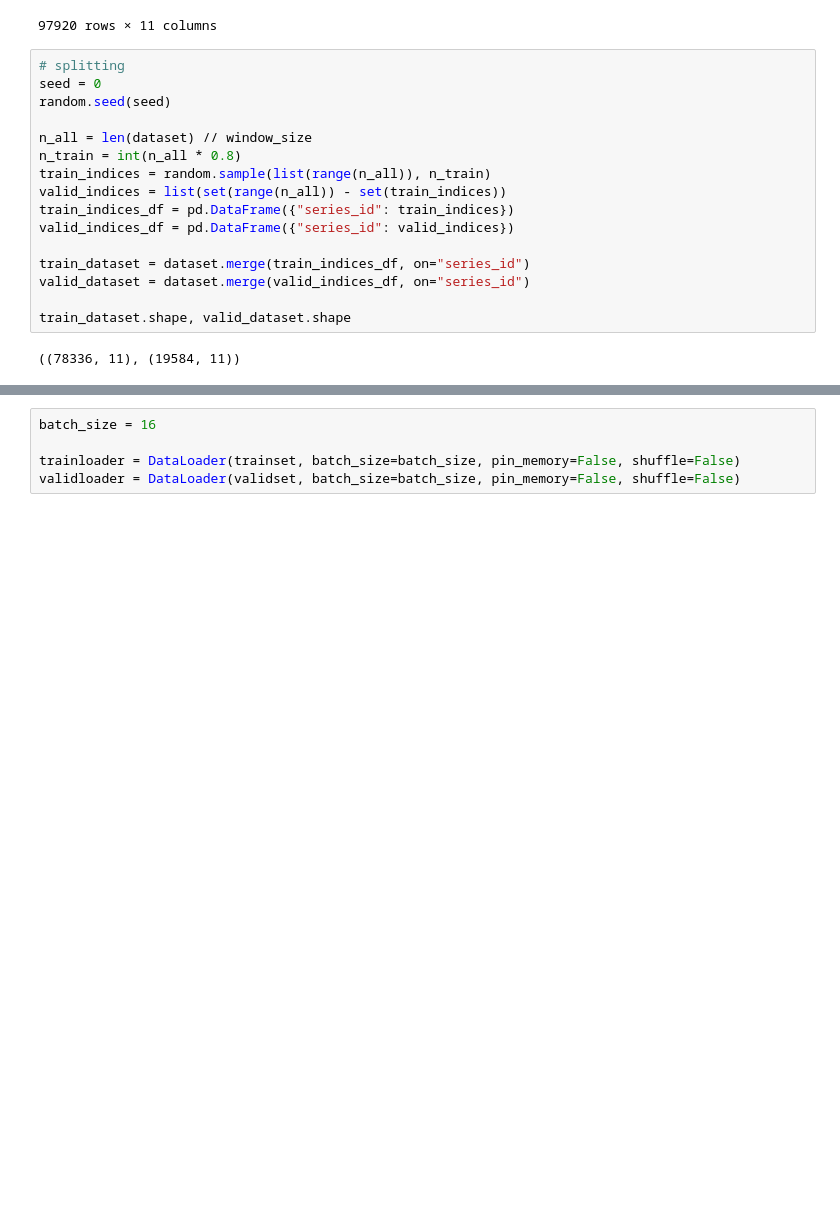
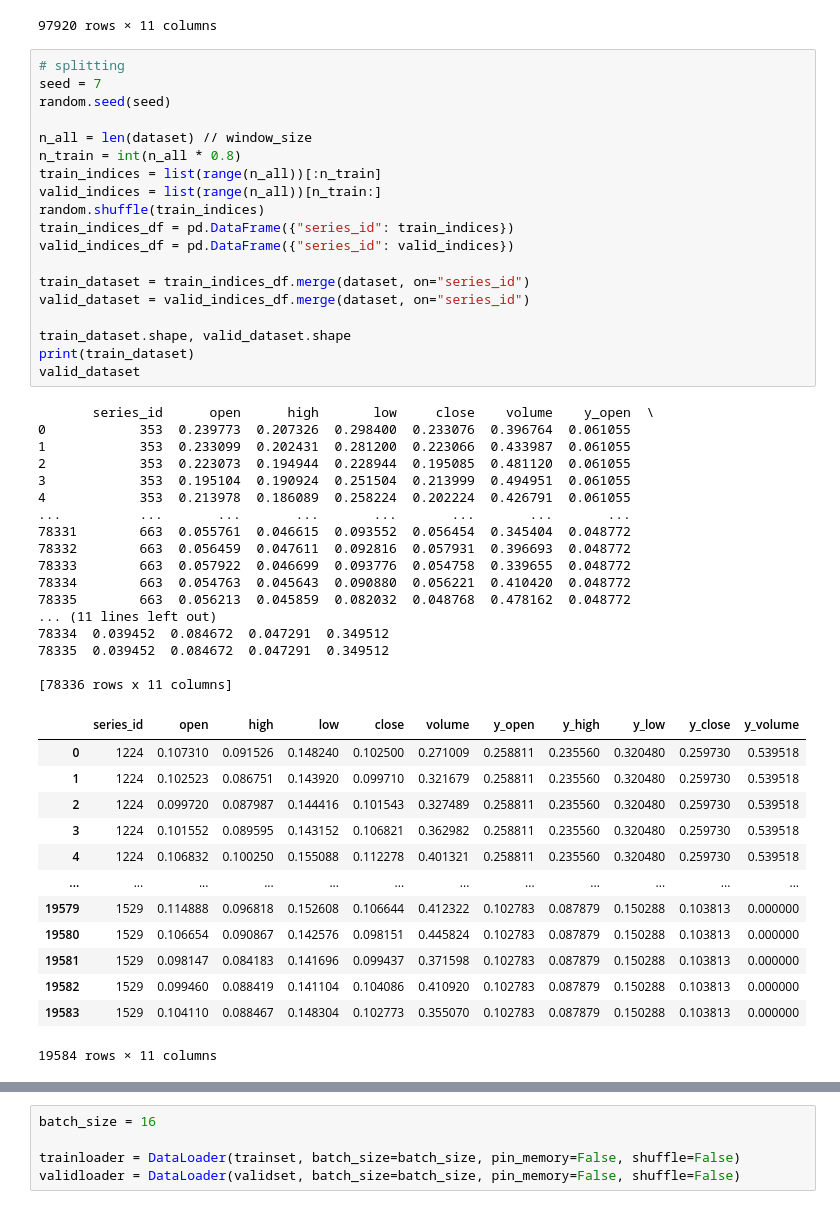
Before and after one commit to bnbsking/Side-Project--Finance, a Jupyter notebook: prototype/exp1/main.ipynb, the cells around one changed output, grey strips where cells are left out. Saved outputs shown, nothing was run; the diff lists cells and outputs as text; blank space fills up the shorter version.

```diff
--- a/prototype/exp1/main.ipynb
+++ b/prototype/exp1/main.ipynb
@@ -192,20 +189,52 @@ dataset
 97920 rows × 11 columns
 # %%
 # splitting
-seed = 0
+seed = 7
 random.seed(seed)
 
 n_all = len(dataset) // window_size
 n_train = int(n_all * 0.8)
-train_indices = random.sample(list(range(n_all)), n_train)
-valid_indices = list(set(range(n_all)) - set(train_indices))
+train_indices = list(range(n_all))[:n_train]
+valid_indices = list(range(n_all))[n_train:]
+random.shuffle(train_indices)
 train_indices_df = pd.DataFrame({"series_id": train_indices})
 valid_indices_df = pd.DataFrame({"series_id": valid_indices})
 
-train_dataset = dataset.merge(train_indices_df, on="series_id")
-valid_dataset = dataset.merge(valid_indices_df, on="series_id")
+train_dataset = train_indices_df.merge(dataset, on="series_id")
+valid_dataset = valid_indices_df.merge(dataset, on="series_id")
 
 train_dataset.shape, valid_dataset.shape
+print(train_dataset)
+valid_dataset
 # %% [output]
-((78336, 11), (19584, 11))
+       series_id      open      high       low     close    volume    y_open  \
+0            353  0.239773  0.207326  0.298400  0.233076  0.396764  0.061055
+1            353  0.233099  0.202431  0.281200  0.223066  0.433987  0.061055
+2            353  0.223073  0.194944  0.228944  0.195085  0.481120  0.061055
+3            353  0.195104  0.190924  0.251504  0.213999  0.494951  0.061055
+4            353  0.213978  0.186089  0.258224  0.202224  0.426791  0.061055
+...          ...       ...       ...       ...       ...       ...       ...
+78331        663  0.055761  0.046615  0.093552  0.056454  0.345404  0.048772
+78332        663  0.056459  0.047611  0.092816  0.057931  0.396693  0.048772
+78333        663  0.057922  0.046699  0.093776  0.054758  0.339655  0.048772
+78334        663  0.054763  0.045643  0.090880  0.056221  0.410420  0.048772
+78335        663  0.056213  0.045859  0.082032  0.048768  0.478162  0.048772
+... (11 lines left out)
+78334  0.039452  0.084672  0.047291  0.349512
+78335  0.039452  0.084672  0.047291  0.349512
+
+[78336 rows x 11 columns]
+|  | series_id | open | high | low | close | volume | y_open | y_high | y_low | y_close | y_volume |
+| 0 | 1224 | 0.107310 | 0.091526 | 0.148240 | 0.102500 | 0.271009 | 0.258811 | 0.235560 | 0.320480 | 0.259730 | 0.539518 |
+| 1 | 1224 | 0.102523 | 0.086751 | 0.143920 | 0.099710 | 0.321679 | 0.258811 | 0.235560 | 0.320480 | 0.259730 | 0.539518 |
+| 2 | 1224 | 0.099720 | 0.087987 | 0.144416 | 0.101543 | 0.327489 | 0.258811 | 0.235560 | 0.320480 | 0.259730 | 0.539518 |
+| 3 | 1224 | 0.101552 | 0.089595 | 0.143152 | 0.106821 | 0.362982 | 0.258811 | 0.235560 | 0.320480 | 0.259730 | 0.539518 |
+| 4 | 1224 | 0.106832 | 0.100250 | 0.155088 | 0.112278 | 0.401321 | 0.258811 | 0.235560 | 0.320480 | 0.259730 | 0.539518 |
+| ... | ... | ... | ... | ... | ... | ... | ... | ... | ... | ... | ... |
+| 19579 | 1529 | 0.114888 | 0.096818 | 0.152608 | 0.106644 | 0.412322 | 0.102783 | 0.087879 | 0.150288 | 0.103813 | 0.000000 |
+| 19580 | 1529 | 0.106654 | 0.090867 | 0.142576 | 0.098151 | 0.445824 | 0.102783 | 0.087879 | 0.150288 | 0.103813 | 0.000000 |
+| 19581 | 1529 | 0.098147 | 0.084183 | 0.141696 | 0.099437 | 0.371598 | 0.102783 | 0.087879 | 0.150288 | 0.103813 | 0.000000 |
+| 19582 | 1529 | 0.099460 | 0.088419 | 0.141104 | 0.104086 | 0.410920 | 0.102783 | 0.087879 | 0.150288 | 0.103813 | 0.000000 |
+| 19583 | 1529 | 0.104110 | 0.088467 | 0.148304 | 0.102773 | 0.355070 | 0.102783 | 0.087879 | 0.150288 | 0.103813 | 0.000000 |
+19584 rows × 11 columns
 # %%
```
Also changed, not shown: parts of 8 cells of this notebook, 4 other files.
